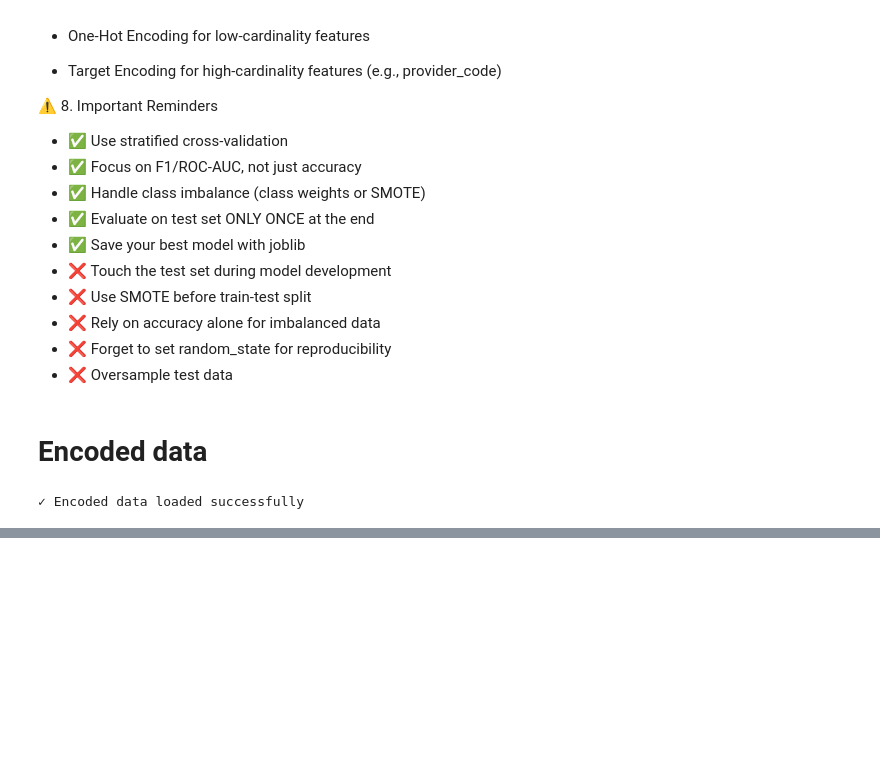
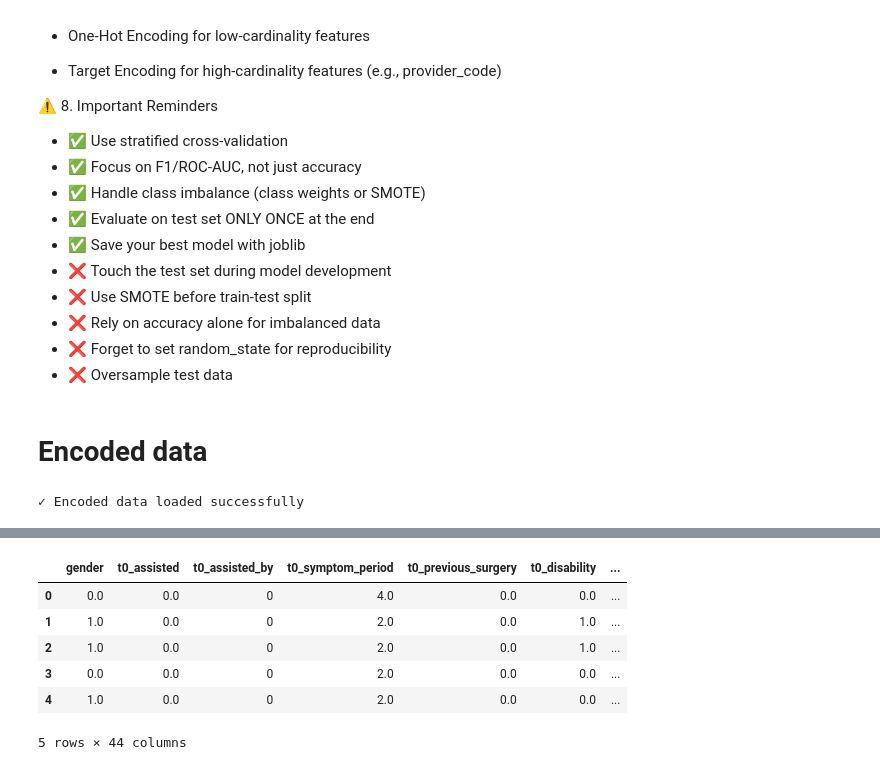
Before and after one commit to saras-audrius/EAISI-Group-Project---NHS, a Jupyter notebook: code/modelling_experiment.ipynb, the cells around one changed output, grey strips where cells are left out. Cells and saved outputs as stored; diff of their text form; code cells hidden in the pictures; blank space fills up the shorter version.

```diff
--- a/code/modelling_experiment.ipynb
+++ b/code/modelling_experiment.ipynb
@@ -405,0 +482,12 @@ print("✓ Encoded data loaded successfully")
+# %%
+# Drop provider_code
+X_train_final_encoded = X_train_final_encoded.drop(columns=['provider_code'])
+X_train_final_encoded.head(5)
+# %% [output]
+|  | gender | t0_assisted | t0_assisted_by | t0_symptom_period | t0_previous_surgery | t0_disability | ... |
+| 0 | 0.0 | 0.0 | 0 | 4.0 | 0.0 | 0.0 | ... |
+| 1 | 1.0 | 0.0 | 0 | 2.0 | 0.0 | 1.0 | ... |
+| 2 | 1.0 | 0.0 | 0 | 2.0 | 0.0 | 1.0 | ... |
+| 3 | 0.0 | 0.0 | 0 | 2.0 | 0.0 | 0.0 | ... |
+| 4 | 1.0 | 0.0 | 0 | 2.0 | 0.0 | 0.0 | ... |
+5 rows × 44 columns
```
Also changed, not shown: parts of 20 cells of this notebook, 5 other files.
